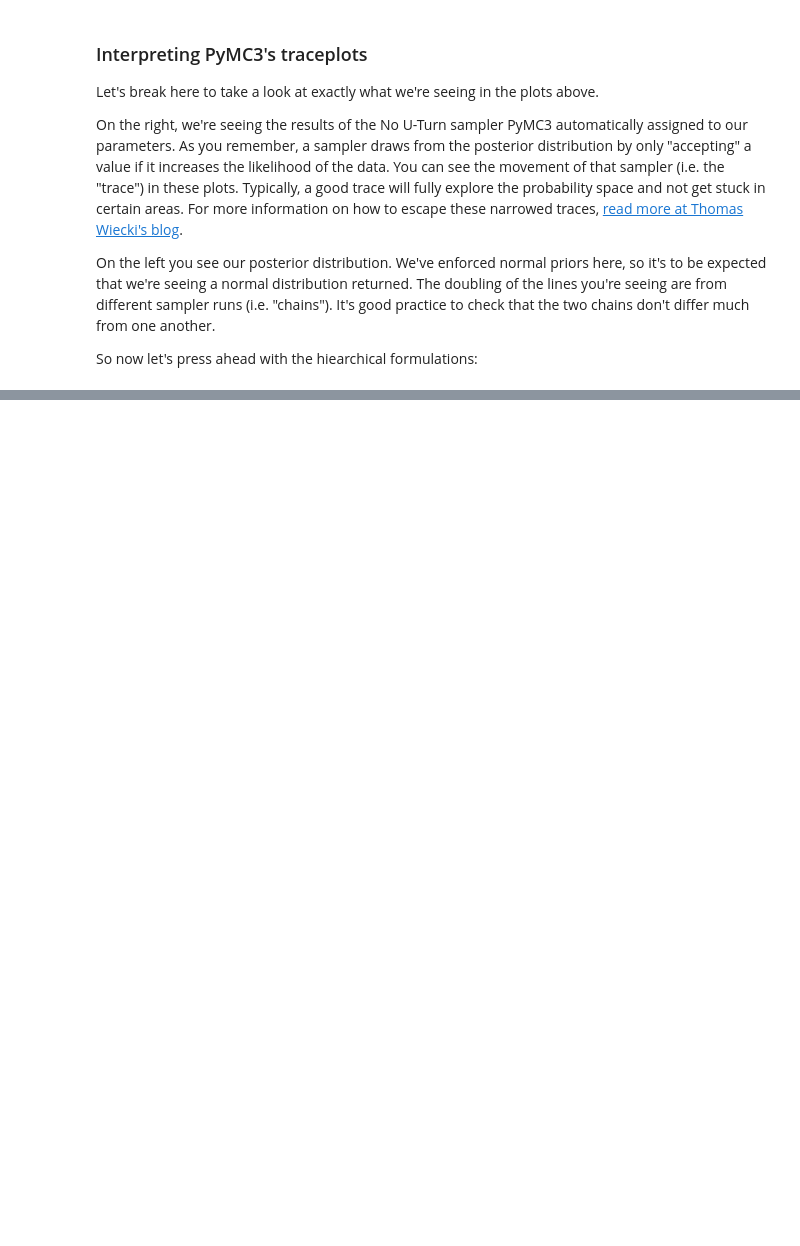
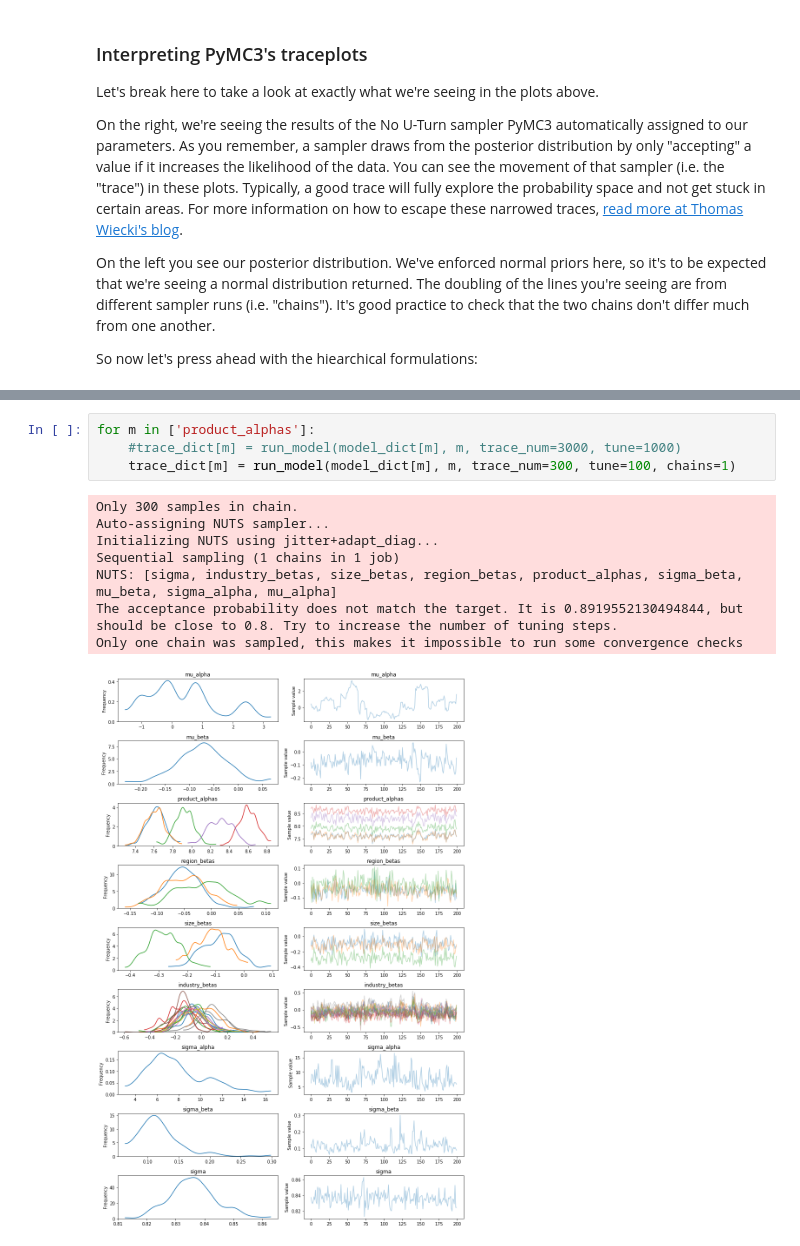
Before and after one commit to moocarme/pydata_2018, a Jupyter notebook: bayes_spend_tutorial.ipynb, the cells around one changed output, grey strips where cells are left out. Drawn from its saved outputs; the diff is of its cells as text; blank space fills up the shorter version.

```diff
--- a/bayes_spend_tutorial.ipynb
+++ b/bayes_spend_tutorial.ipynb
@@ -167,6 +156,19 @@ with pm.Model() as model:
     mu_pred = pm.Normal('y', mu=mu, sd=sigma,
                         observed=campaign_data['log_billed_amount'])
 model_dict['product_alphas'] = model
+# %%
+for m in ['product_alphas']:
+    #trace_dict[m] = run_model(model_dict[m], m, trace_num=3000, tune=1000)
+    trace_dict[m] = run_model(model_dict[m], m, trace_num=300, tune=100, chains=1)
+# %% [output]
+Only 300 samples in chain.
+Auto-assigning NUTS sampler...
+Initializing NUTS using jitter+adapt_diag...
+Sequential sampling (1 chains in 1 job)
+NUTS: [sigma, industry_betas, size_betas, region_betas, product_alphas, sigma_beta, mu_beta, sigma_alpha, mu_alpha]
+The acceptance probability does not match the target. It is 0.8919552130494844, but should be close to 0.8. Try to increase the number of tuning steps.
+Only one chain was sampled, this makes it impossible to run some convergence checks
+[figure, added]
 # %%
 # hiearchical - product and region
 with pm.Model() as model:
```
Also changed, not shown: parts of 34 cells of this notebook.
